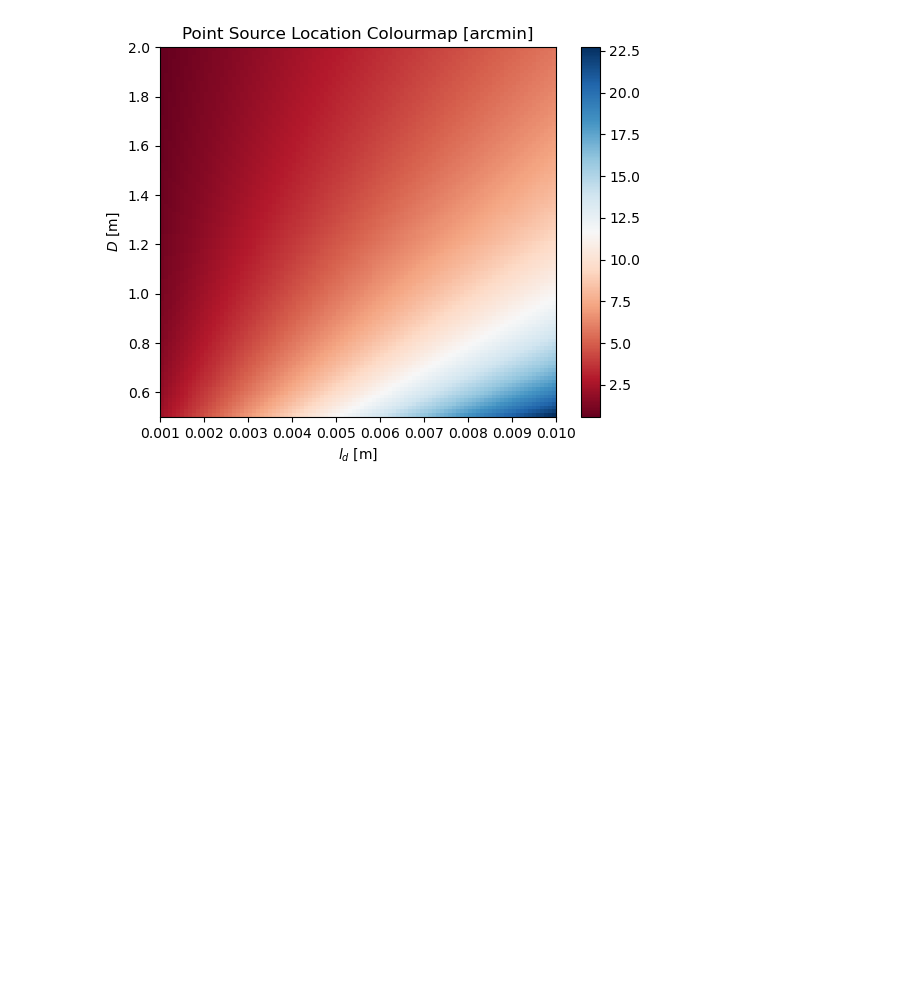
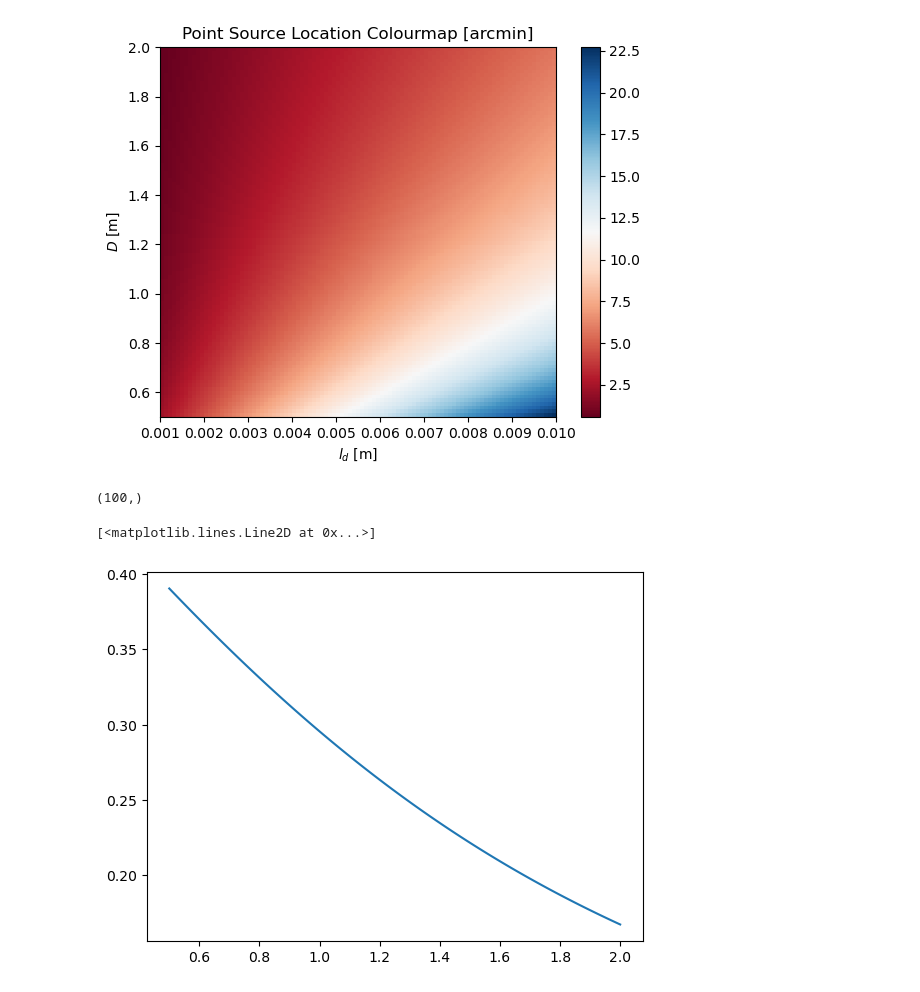
Before and after one commit to kl1ps3r/GRB-group-5, a Jupyter notebook: contour_maps.ipynb, the cells around one changed output. Saved outputs shown, nothing was run; the diff lists cells and outputs as text; code cells hidden in the pictures; blank space fills up the shorter version.

```diff
--- a/contour_maps.ipynb
+++ b/contour_maps.ipynb
@@ -77,3 +77,23 @@ plt.ylabel("$D$ [m]")
 plt.savefig("./mask_parameter_plots/PSL.png")
 # %% [output]
 [figure]
+# %%
+d_d1 = 1.25
+d_d2 = 1.44
+
+d_m1 = d_d1 * 4
+d_m2 = d_d2 * 4
+# %%
+FCFOV_1 = Fully_Coded(d_m1, d_d1, D)
+FCFOV_2 = Fully_Coded(d_m2, d_d2, D)
+
+FCFOV_1.shape
+# %% [output]
+(100,)
+# %%
+FCSA = SolidAngle(FCFOV_1, FCFOV_2)
+# %%
+plt.plot(D, FCSA/(4*np.pi))
+# %% [output]
+[<matplotlib.lines.Line2D at 0x...>]
+[figure, added]
```
Also changed, not shown: parts of 7 cells of this notebook, 2 other files.
